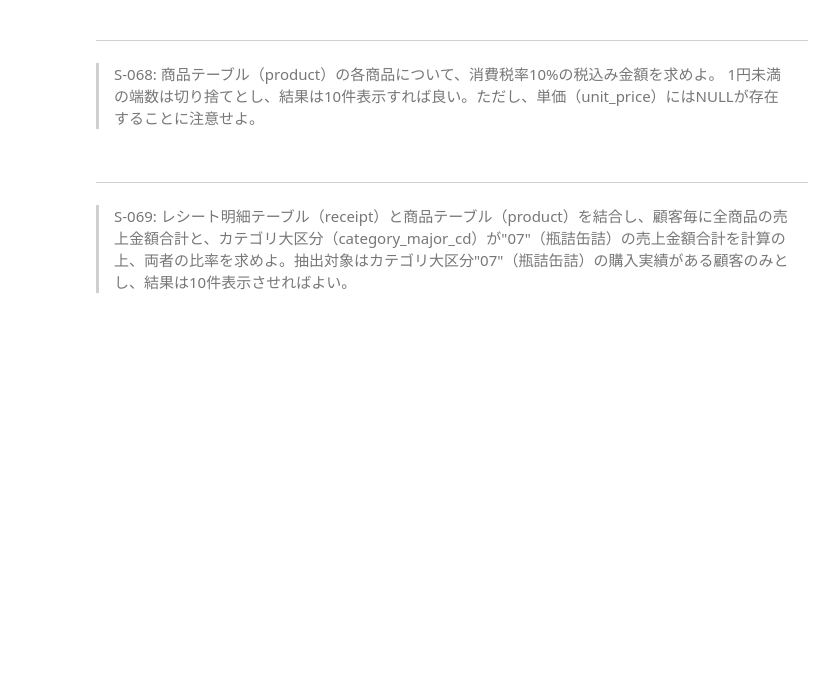
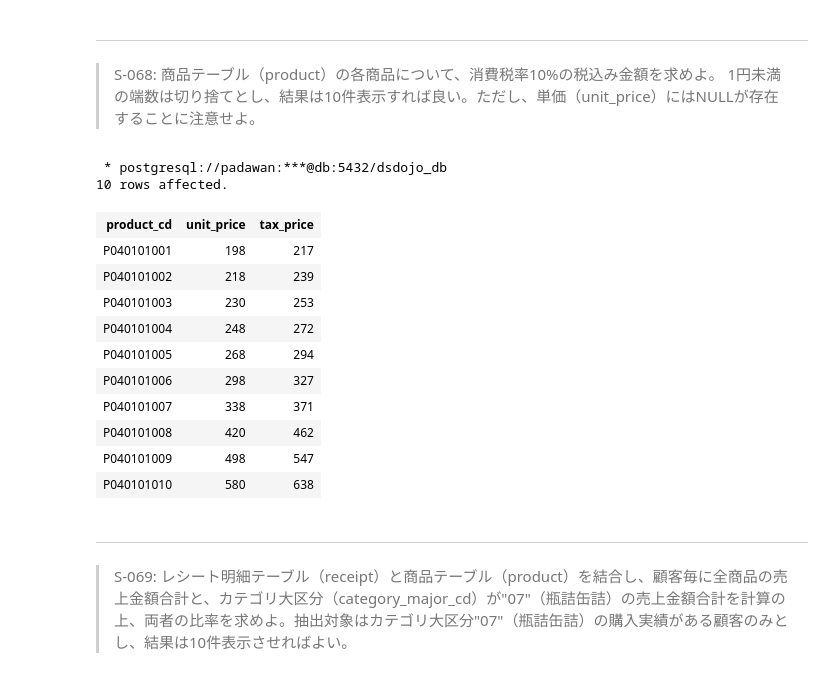
Before and after one commit to okmokm422/100knocks, a Jupyter notebook: ★Practice_SQL.ipynb, the cells around one changed output. Cells and saved outputs as stored; diff of their text form; code cells hidden in the pictures; blank space fills up the shorter version.

```diff
--- a/★Practice_SQL.ipynb
+++ b/★Practice_SQL.ipynb
@@ -1823,3 +1845,27 @@ LIMIT 10
+# %%
+%%sql
+
+SELECT
+    product_cd,
+    unit_price,
+    TRUNC(unit_price * 1.1) AS tax_price
+FROM
+    product
+LIMIT 10
+# %% [output]
+ * postgresql://padawan:***@db:5432/dsdojo_db
+10 rows affected.
+| product_cd | unit_price | tax_price |
+| P040101001 | 198 | 217 |
+| P040101002 | 218 | 239 |
+| P040101003 | 230 | 253 |
+| P040101004 | 248 | 272 |
+| P040101005 | 268 | 294 |
+| P040101006 | 298 | 327 |
+| P040101007 | 338 | 371 |
+| P040101008 | 420 | 462 |
+| P040101009 | 498 | 547 |
+| P040101010 | 580 | 638 |
 # %% [markdown]
 ---
 > S-069: レシート明細テーブル（receipt）と商品テーブル（product）を結合し、顧客毎に全商品の売上金額合計と、カテゴリ大区分（category_major_cd）が"07"（瓶詰缶詰）の売上金額合計を計算の上、両者の比率を求めよ。抽出対象はカテゴリ大区分"07"（瓶詰缶詰）の購入実績がある顧客のみとし、結果は10件表示させればよい。
```
Also changed, not shown: parts of 5 cells of this notebook, 1 other file.
